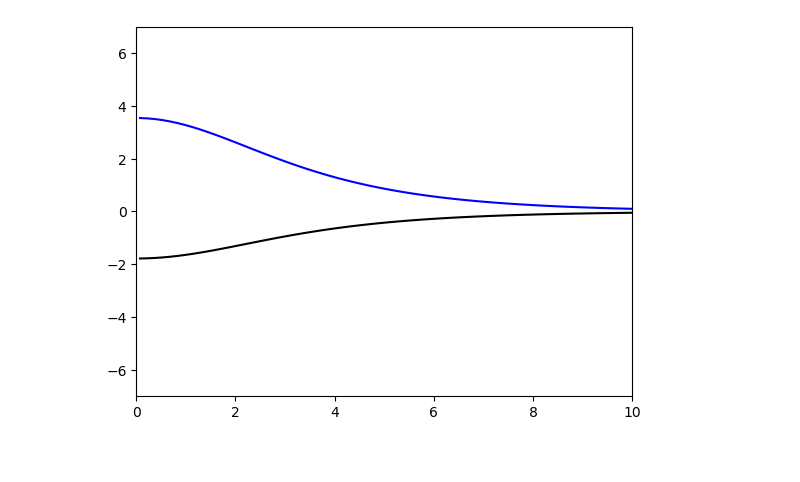
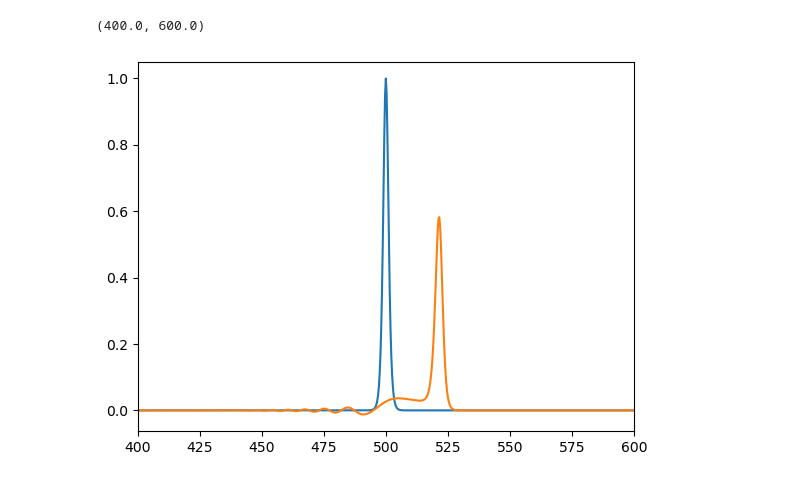
Before and after one commit to dszv/KdVB, a Jupyter notebook: ReadSol.ipynb, the cells around one changed output. Cells and saved outputs as stored; diff of their text form; code cells hidden in the pictures.

```diff
--- a/ReadSol.ipynb
+++ b/ReadSol.ipynb
@@ -47,22 +46,0 @@ IndexError: index 2 is out of bounds for axis 0 with size 2
-# %%
-ls = 2**11
-data = np.fromfile('approx_breather_v2.bin')
-
-print(np.shape(data))
-
-lt = np.shape(data)[0]//(4*ls)
-data = data.reshape(ls*lt, 4)
-radius = np.zeros((ls))
-time = np.zeros((lt))
-field_sg = np.zeros((lt,ls))
-for i in range ((lt)):
-    time[i] = data[ls*i,0]
-
-for i in range ((ls)):
-    radius[i] = data[i,1]
-
-print(data)
-
-for i in range ((lt)):
-    for j in range ((ls)):
-        field_sg[i,j] = data[ls*i+j,2]
@@ -90,31 +47,10 @@ for i in range (150):
-# %%
-import numpy as np
-import matplotlib.pyplot as plt
-from matplotlib.animation import FuncAnimation
-
-
-fig, ax = plt.subplots()
-xdata, ydata = [], []
-xdata2,ydata2= [], []
-ln, = plt.plot([], [], '-k')
-ln2, = plt.plot([], [], '-b')
-
-def init():
-    ax.set_xlim(0, 10)
-    ax.set_ylim(-7, 7)
-    ln.set_data([], [])
-    ln2.set_data([], [])
-    return ln,ln2
-
-def animate(i):
-    sol = field_sg[i,:]
-    ln.set_data(radius[:], sol)
-
-    pert_sol = field[i,:] - field_sg[i,:]
-    ln2.set_data(radius[:], pert_sol)
-    return ln,ln2
-
-anim = FuncAnimation(fig, animate, init_func=init, frames=len(time), blit=True)
-anim.save('exact_sinegordon.mp4', writer='ffmpeg', fps=100)
-# %% [output]
-[figure, removed]
+# %%
+# for i in range(1000):
+#     pl.plot(radius[:], field[i,:])
+#     pl.xlim(400,600)
+pl.plot(radius[:], field[1,:])
+pl.plot(radius[:], field[lt-1,:])
+pl.xlim(400,600)
+# %% [output]
+(400.0, 600.0)
+[figure, added]
```
Also changed, not shown: parts of 9 cells of this notebook, 3 other files.
